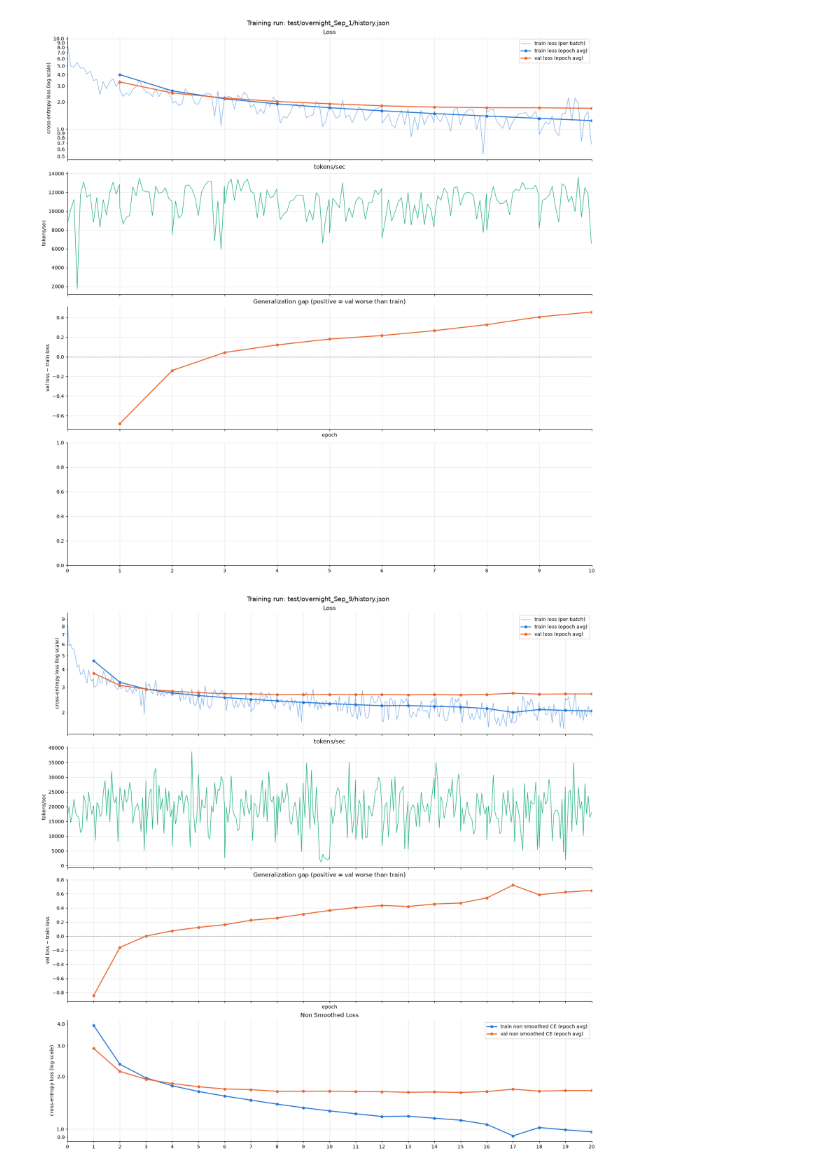
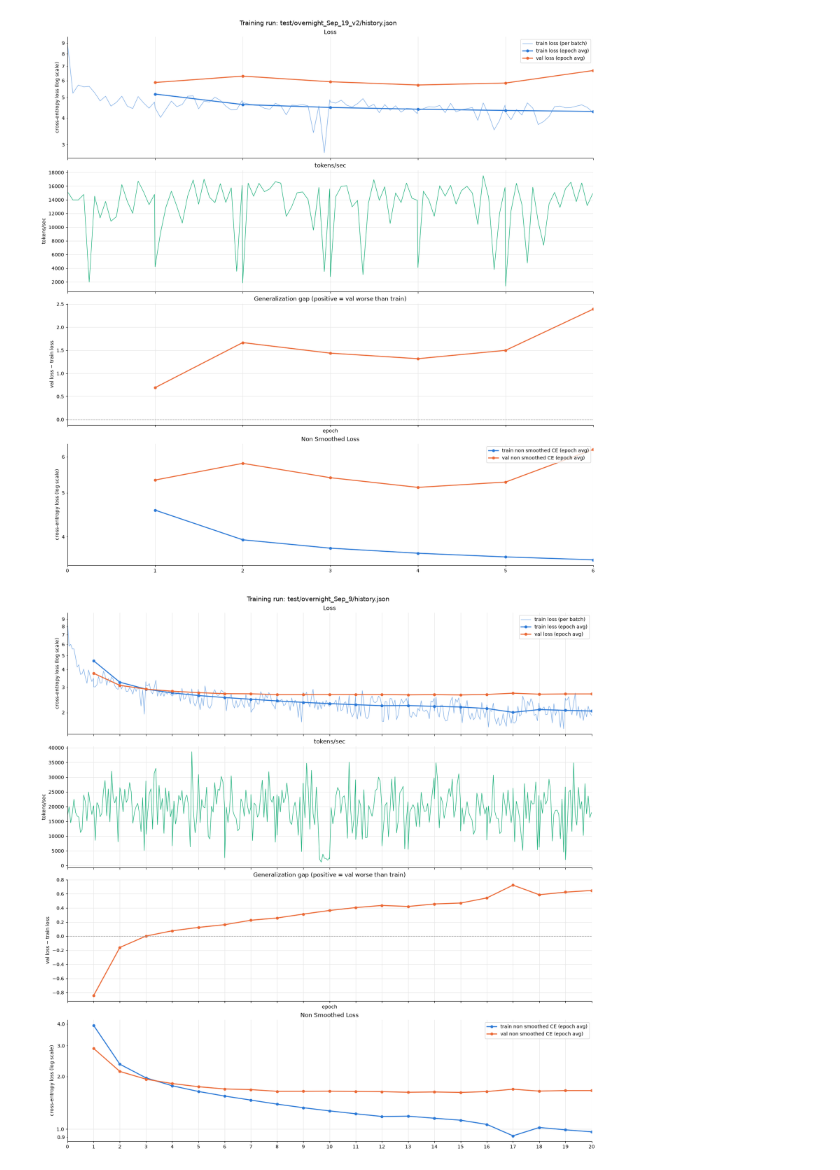
Before and after one commit to maminsed/Attention-is-All-You-Need, a Jupyter notebook: evaluation.ipynb, the cells around one changed output. Saved outputs shown, nothing was run; the diff lists cells and outputs as text; code cells hidden in the pictures.

```diff
--- a/evaluation.ipynb
+++ b/evaluation.ipynb
@@ -77,9 +77,9 @@ def draw_plots(path):
     plt.show()
     return bdf, edf, batch_hist
 # %%
-bdf_1,edf_1,batch_hist_1 = draw_plots("test/overnight_Sep_1/history.json")
+bdf_1,edf_1,batch_hist_1 = draw_plots("test/overnight_Sep_19_v2/history.json")
 # %% [output]
-[figure, old version]
+[figure, new version]
 # %%
 bdf_9,edf_9,batch_hist_9 = draw_plots("test/overnight_Sep_9/history.json")
 # %% [output]
```
Also changed, not shown: parts of 11 cells of this notebook, 5 other files.
